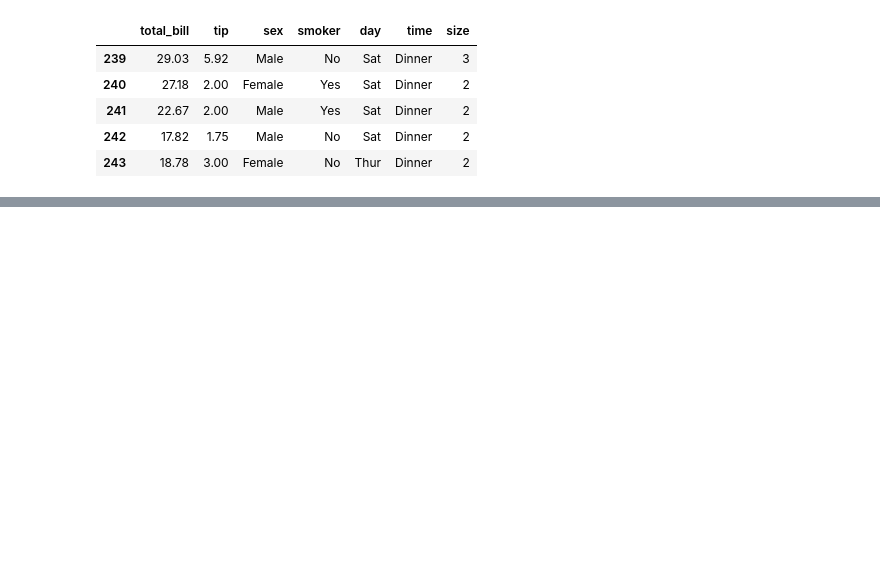
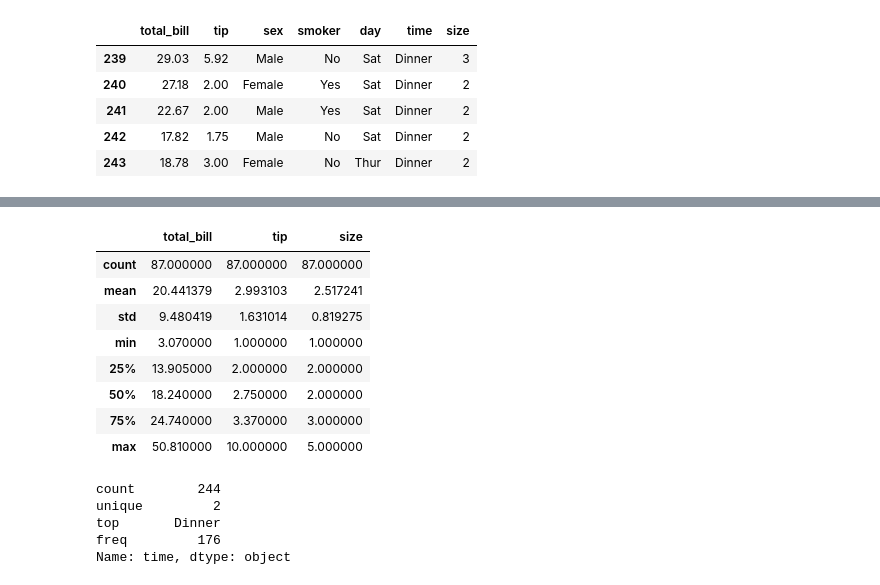
Before and after one commit to Crkonova76/Fundamentals-of-Data-Analysis_Assessment-2019, a Jupyter notebook: Tips_dataset.ipynb, the cells around one changed output, grey strips where cells are left out. Saved outputs shown, nothing was run; the diff lists cells and outputs as text; code cells hidden in the pictures; blank space fills up the shorter version.

```diff
--- a/Tips_dataset.ipynb
+++ b/Tips_dataset.ipynb
@@ -54,0 +102,20 @@ df.tail()
+# %%
+df[df.loc[:,"day"]=="Sat"].describe()
+# %% [output]
+|  | total_bill | tip | size |
+| count | 87.000000 | 87.000000 | 87.000000 |
+| mean | 20.441379 | 2.993103 | 2.517241 |
+| std | 9.480419 | 1.631014 | 0.819275 |
+| min | 3.070000 | 1.000000 | 1.000000 |
+| 25% | 13.905000 | 2.000000 | 2.000000 |
+| 50% | 18.240000 | 2.750000 | 2.000000 |
+| 75% | 24.740000 | 3.370000 | 3.000000 |
+| max | 50.810000 | 10.000000 | 5.000000 |
+# %%
+df["time"].describe()
+# %% [output]
+count        244
+unique         2
+top       Dinner
+freq         176
+Name: time, dtype: object
```
Also changed, not shown: parts of 15 cells of this notebook.
